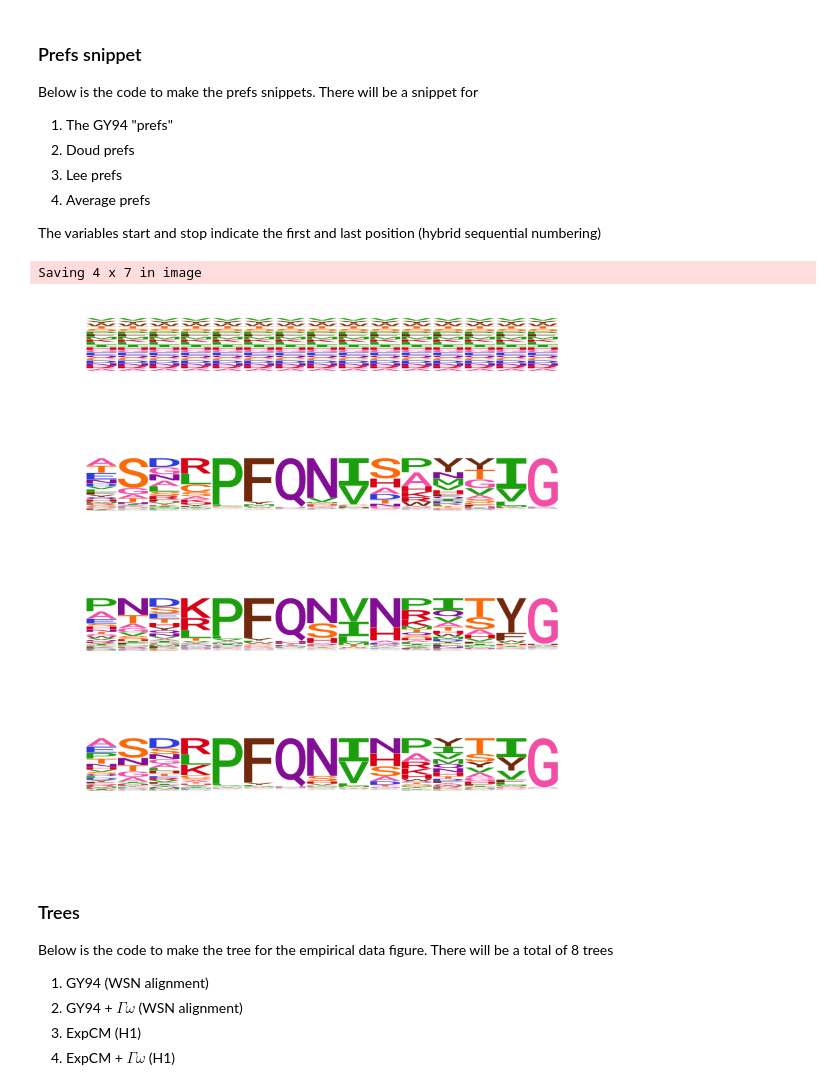
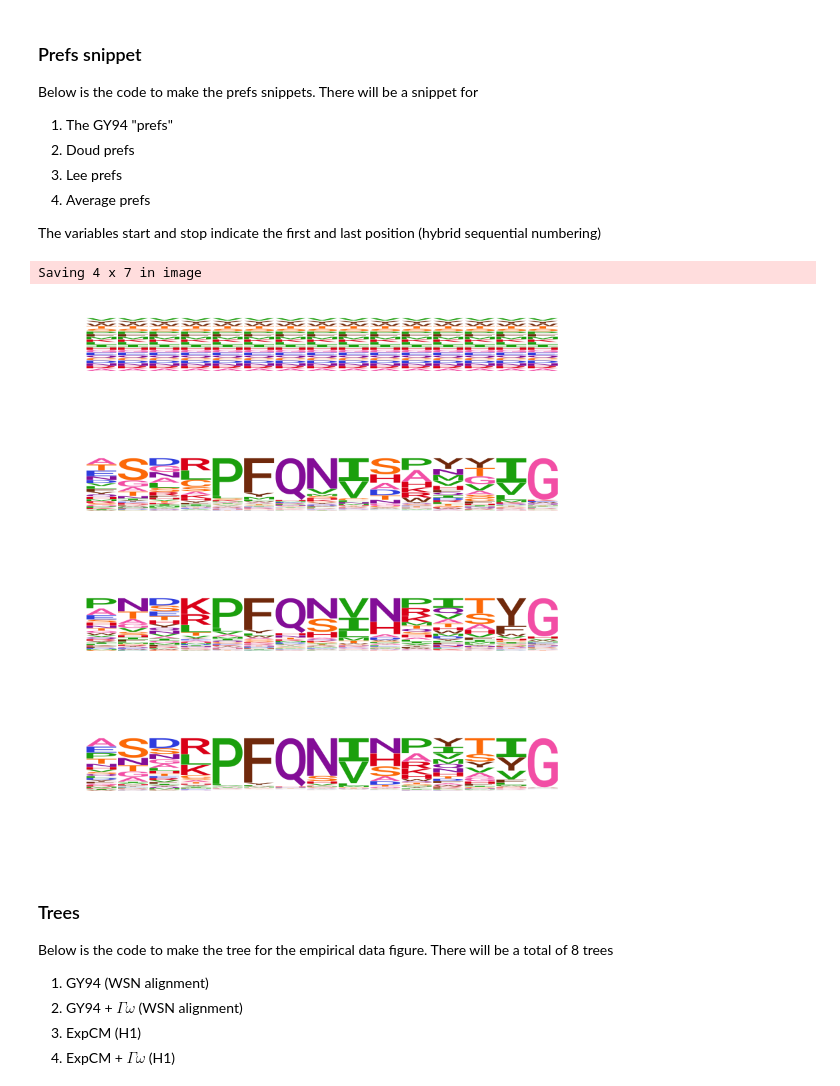
Before and after one commit to jbloomlab/divergence_timing_manuscript, a Jupyter notebook: manuscript/figures/figures.ipynb, the cells around one changed output. Drawn from its saved outputs; the diff is of its cells as text; code cells hidden in the pictures.

```diff
--- a/manuscript/figures/figures.ipynb
+++ b/manuscript/figures/figures.ipynb
@@ -280,32 +280,39 @@ Below is the code to make the prefs snippets. There will be a snippet for
 
 The variables start and stop indicate the first and last position (hybrid sequential numbering)
 # %%
+# set up
 start = 290
 stop = 306
+
+doud_beta = 1.21
+lee_beta = 1.43
+average_beta = 1.77
+
+# read in data
 map = read.csv("../../analysis/HA/data/references/hybrid_numbering.csv")
 map = map[map$hybrid>start & map$hybrid<stop, ]
 
 # subset prefs
 doud_prefs = read.csv("../../analysis/HA/data/references/HA_Doud_prefs.csv") %>% filter(site %in% map$WSN)
 lee_prefs = read.csv("../../analysis/HA/data/references/HA_Lee_prefs.csv") %>% filter(site %in% map$Perth)
 average_prefs = read.csv("../../analysis/HA/data/references/HA_average_prefs.csv") %>% filter(site %in% map$hybrid)
 
 # make GY94 prefs
 GY_prefs = as.data.frame(matrix(0.05, ncol = 20, nrow = stop-start-1))
 colnames(GY_prefs) = colnames(doud_prefs)[colnames(doud_prefs) != "site"]
 GY_prefs$site = map$hybrid
 
 #make logoplots
-prefs_doud = make_prefs_plot(list(H1=prefs_to_matrix(doud_prefs, 1.54)))
-prefs_average = make_prefs_plot(list(Average=prefs_to_matrix(average_prefs, 1.77)))
-prefs_lee = make_prefs_plot(list(H3=prefs_to_matrix(lee_prefs, 1.76)))
+prefs_doud = make_prefs_plot(list(H1=prefs_to_matrix(doud_prefs, doud_beta)))
+prefs_average = make_prefs_plot(list(Average=prefs_to_matrix(average_prefs, average_beta)))
+prefs_lee = make_prefs_plot(list(H3=prefs_to_matrix(lee_prefs, lee_beta)))
 prefs_gy = make_prefs_plot(list(GY=prefs_to_matrix(GY_prefs, 1.0)))
 prefs = plot_grid(prefs_gy, prefs_doud, prefs_lee, prefs_average, ncol=1)
 prefs
 ggsave("_raw_empirical_prefs.png", width=4)
 # %% [output]
 Saving 4 x 7 in image
-[figure, old version]
+[figure, new version]
 # %% [markdown]
 ### Trees
 
```
Also changed, not shown: parts of 1 cell of this notebook, 6 other files.
